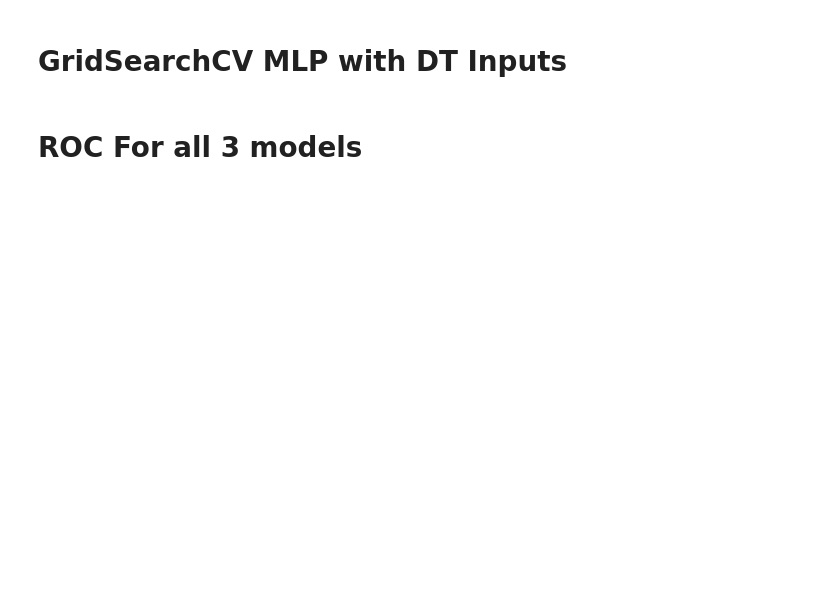
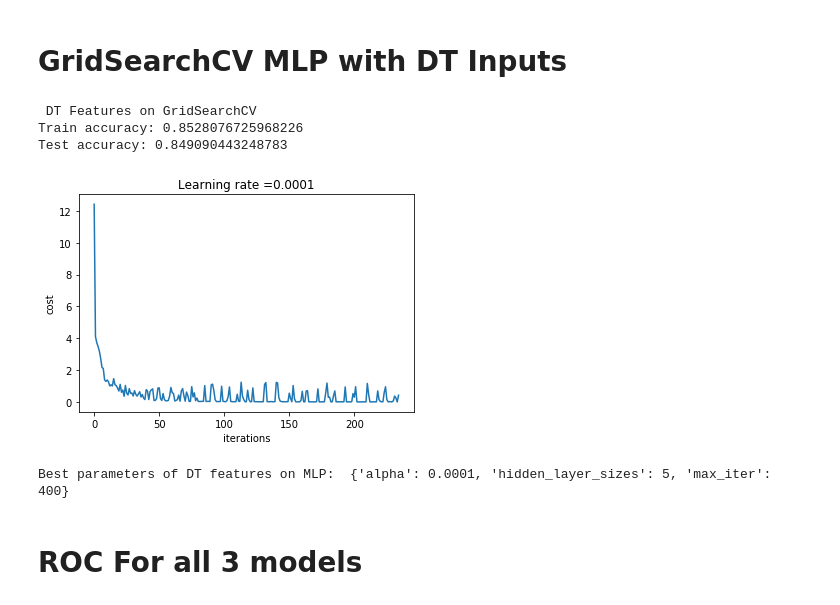
Before and after one commit to Wesleyzxc/DataMining, a Jupyter notebook: DMProj1.ipynb, the cells around one changed output. Drawn from its saved outputs; the diff is of its cells as text; code cells hidden in the pictures; blank space fills up the shorter version.

```diff
--- a/DMProj1.ipynb
+++ b/DMProj1.ipynb
@@ -653,18 +808,24 @@ plt.show()
 # %% [markdown]
 # GridSearchCV MLP with DT Inputs
 # %%
-params = {'hidden_layer_sizes': np.arange(3,11,2), 'alpha': [0.001, 0.0001, 0.00001], 'max_iter': np.arange(300,500,50)}
+params = {'hidden_layer_sizes': np.arange(3,9,2), 'alpha': [0.001, 0.0001, 0.00001], 'max_iter': np.arange(350,550,50)}
 mlpDTGS = GridSearchCV(param_grid=params, estimator=mlpDT)
 mlpDTGS.fit(X_train_DTNN, y_train_DTNN)
 
 print("\n DT Features on GridSearchCV")
 print("Train accuracy:", mlpDTGS.score(X_train_DTNN, y_train_DTNN))
 print("Test accuracy:", mlpDTGS.score(X_test_DTNN, y_test_DTNN))
 
 plt.ylabel('cost')
 plt.xlabel('iterations')
-plt.title("Learning rate =" + str(0.001))
+plt.title("Learning rate =" + str(0.0001))
 plt.plot(mlpDTGS.best_estimator_.loss_curve_)
 plt.show()
 
 print("Best parameters of DT features on MLP: ", mlpDTGS.best_params_)
+# %% [output]
+ DT Features on GridSearchCV
+Train accuracy: 0.8528076725968226
+Test accuracy: 0.849090443248783
+[figure, added]
+Best parameters of DT features on MLP:  {'alpha': 0.0001, 'hidden_layer_sizes': 5, 'max_iter': 400}
```
Also changed, not shown: parts of 19 cells of this notebook.
